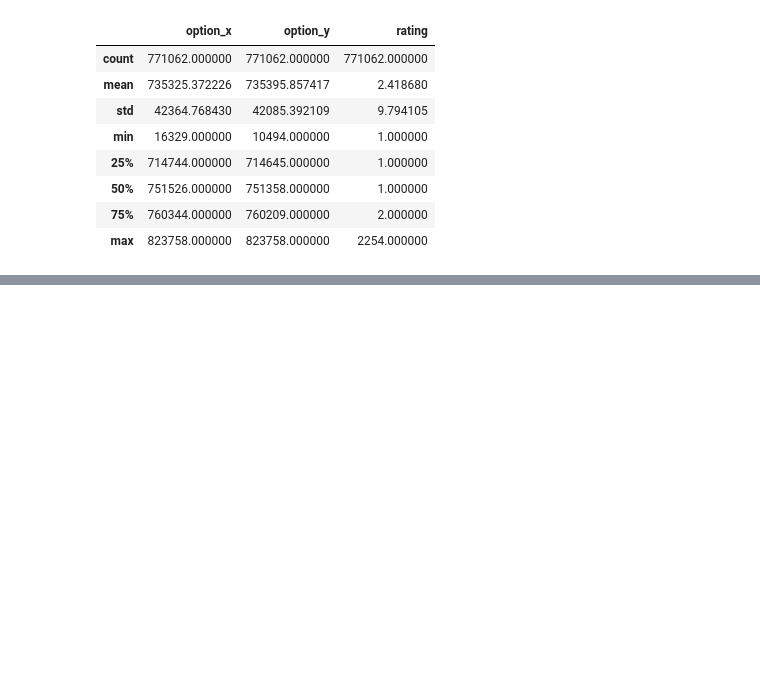
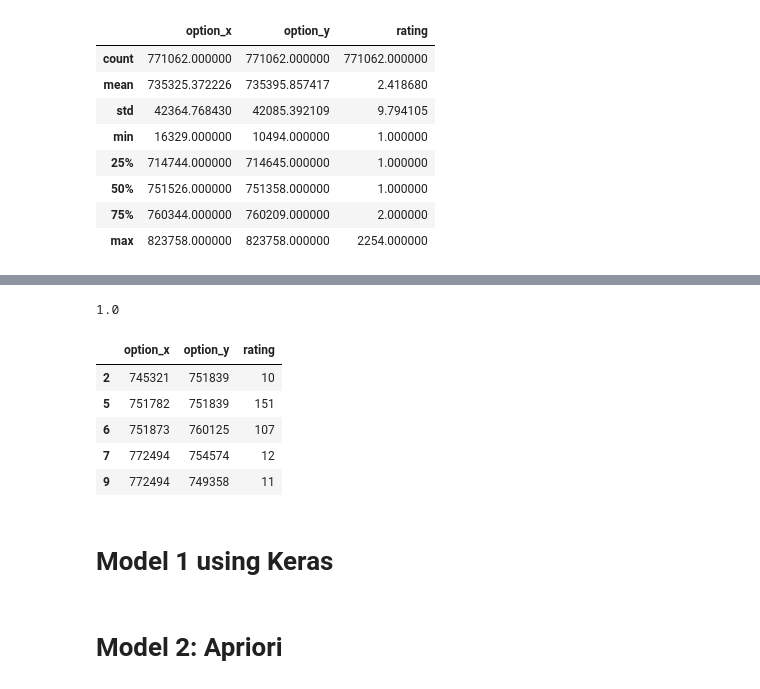
Before and after one commit to melihkacaman/Option-Matrix-Factorization, a Jupyter notebook: notebooks/03. Model Creation.ipynb, the cells around one changed output, grey strips where cells are left out. Saved outputs shown, nothing was run; the diff lists cells and outputs as text; code cells hidden in the pictures; blank space fills up the shorter version.

```diff
--- a/notebooks/03. Model Creation.ipynb
+++ b/notebooks/03. Model Creation.ipynb
@@ -42,0 +100,25 @@ data.describe()
+# %%
+import numpy as np
+Q1 = np.percentile(data['rating'], 25,
+                   interpolation = 'midpoint')
+
+Q3 = np.percentile(data['rating'], 75,
+                   interpolation = 'midpoint')
+IQR = Q3 - Q1
+
+IQR
+# %% [output]
+1.0
+# %%
+data_greater_1 = data[data.rating > 1]
+
+data_greater_1.head()
+# %% [output]
+|  | option_x | option_y | rating |
+| 2 | 745321 | 751839 | 10 |
+| 5 | 751782 | 751839 | 151 |
+| 6 | 751873 | 760125 | 107 |
+| 7 | 772494 | 754574 | 12 |
+| 9 | 772494 | 749358 | 11 |
+# %% [markdown]
+# Model 1 using Keras
@@ -42,0 +170,2 @@ data.describe()
+# %% [markdown]
+# Model 2: Apriori
```
Also changed, not shown: parts of 11 cells of this notebook, 3 other files.
